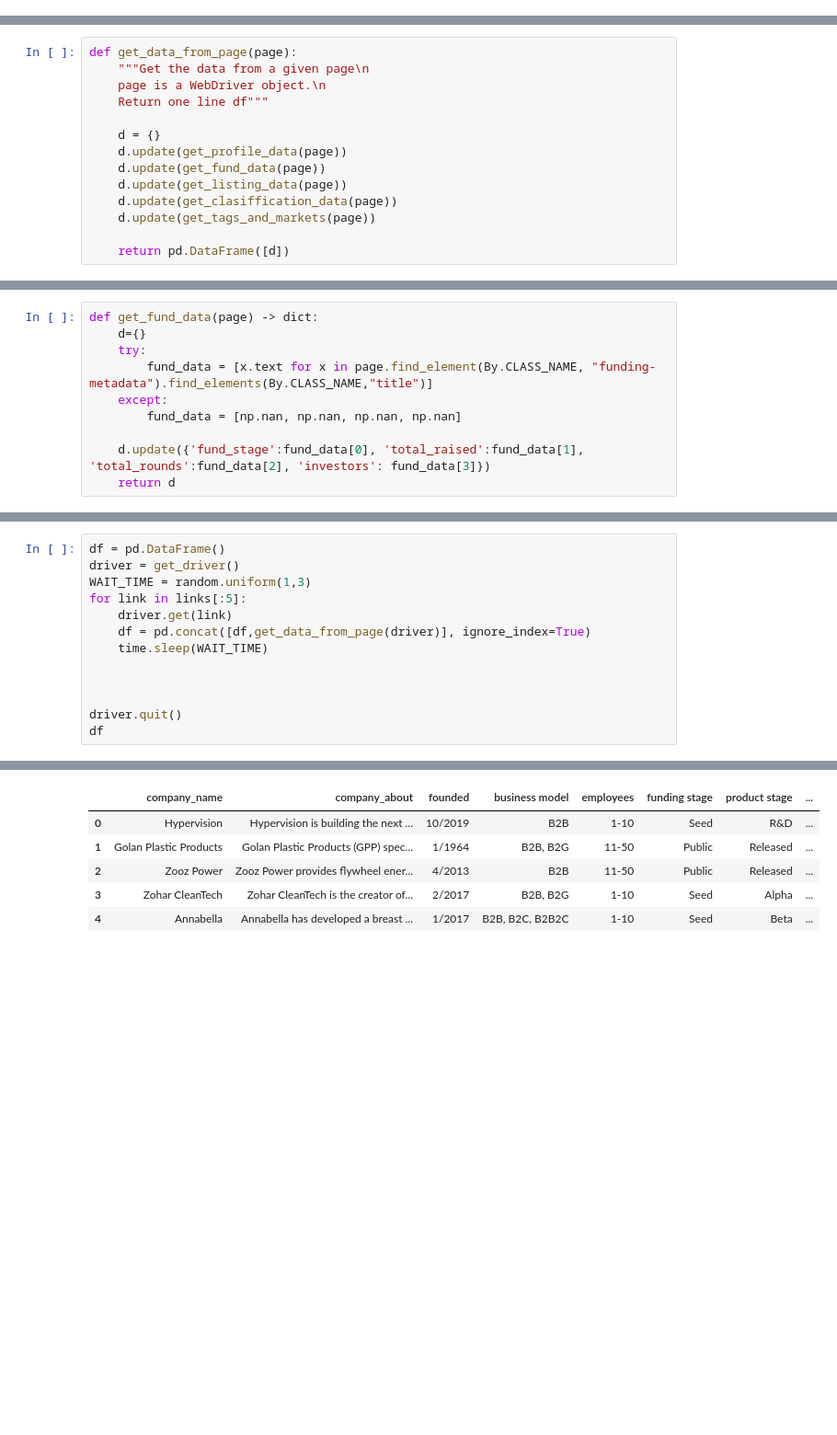
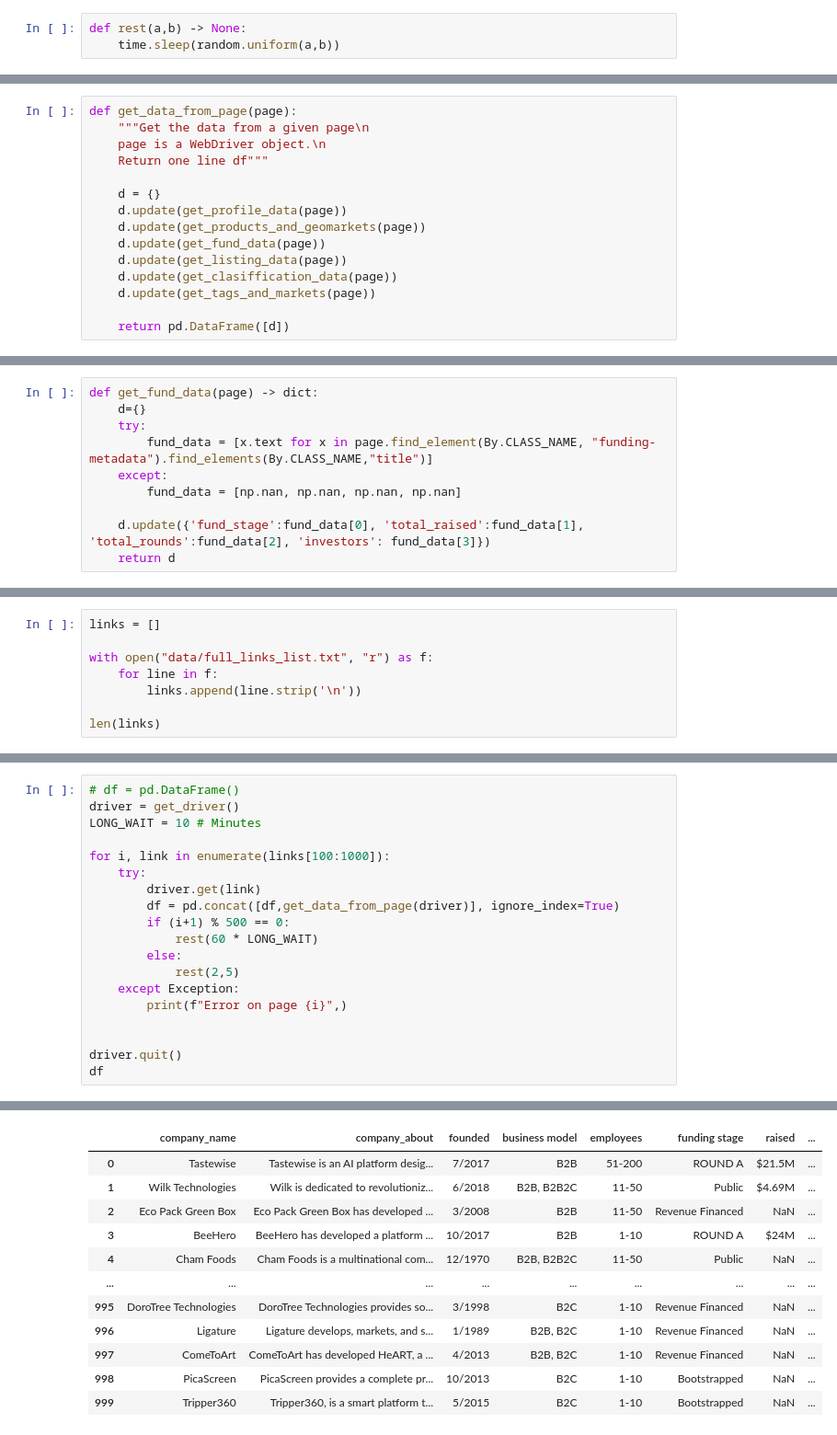
Before and after one commit to matanini/startup_classifier, a Jupyter notebook: data-scrap.ipynb, the cells around one changed output, grey strips where cells are left out. Shown at 92% size. Saved outputs shown, nothing was run; the diff lists cells and outputs as text; blank space fills up the shorter version.

Commit message:
added data-cleaning
added full links txt file
and first 1000 entries as csv file

```diff
--- a/data-scrap.ipynb
+++ b/data-scrap.ipynb
@@ -19,4 +19,7 @@ def get_driver():
     # options.headless = True
     driver = webdriver.Firefox(options = options, service=Service(GeckoDriverManager().install()))
     return driver
+# %%
+def rest(a,b) -> None:
+    time.sleep(random.uniform(a,b))
 # %%
@@ -51,6 +54,7 @@ def get_data_from_page(page):
 
     d = {}
     d.update(get_profile_data(page))
+    d.update(get_products_and_geomarkets(page))
     d.update(get_fund_data(page))
     d.update(get_listing_data(page))
     d.update(get_clasiffication_data(page))
@@ -161 +170,9 @@ def get_listing_data(page) -> dict:
     return d
+# %%
+links = []
+
+with open("data/full_links_list.txt", "r") as f:
+    for line in f:
+        links.append(line.strip('\n'))
+
+len(links)
@@ -162,12 +192,18 @@ def get_listing_data(page) -> dict:
 # %%
-df = pd.DataFrame()
+# df = pd.DataFrame()
 driver = get_driver()
-WAIT_TIME = random.uniform(1,3)
-for link in links[:5]:
-    driver.get(link)
-    df = pd.concat([df,get_data_from_page(driver)], ignore_index=True)
-    time.sleep(WAIT_TIME)
+LONG_WAIT = 10 # Minutes
 
+for i, link in enumerate(links[100:1000]):
+    try:
+        driver.get(link)
+        df = pd.concat([df,get_data_from_page(driver)], ignore_index=True)
+        if (i+1) % 500 == 0:
+            rest(60 * LONG_WAIT)
+        else:
+            rest(2,5)
+    except Exception:
+        print(f"Error on page {i}",)
 
 
 driver.quit()
@@ -180,6 +218,12 @@ Driver [C:\Users\matan\.wdm\drivers\geckodriver\win64\v0.31.0\geckodriver.exe] f
-|  | company_name | company_about | founded | business model | employees | funding stage | product stage | ... |
-| 0 | Hypervision | Hypervision is building the next ... | 10/2019 | B2B | 1-10 | Seed | R&D | ... |
-| 1 | Golan Plastic Products | Golan Plastic Products (GPP) spec... | 1/1964 | B2B, B2G | 11-50 | Public | Released | ... |
-| 2 | Zooz Power | Zooz Power provides flywheel ener... | 4/2013 | B2B | 11-50 | Public | Released | ... |
-| 3 | Zohar CleanTech | Zohar CleanTech is the creator of... | 2/2017 | B2B, B2G | 1-10 | Seed | Alpha | ... |
-| 4 | Annabella | Annabella has developed a breast ... | 1/2017 | B2B, B2C, B2B2C | 1-10 | Seed | Beta | ... |
+|  | company_name | company_about | founded | business model | employees | funding stage | raised | ... |
+| 0 | Tastewise | Tastewise is an AI platform desig... | 7/2017 | B2B | 51-200 | ROUND A | $21.5M | ... |
+| 1 | Wilk Technologies | Wilk is dedicated to revolutioniz... | 6/2018 | B2B, B2B2C | 11-50 | Public | $4.69M | ... |
+| 2 | Eco Pack Green Box | Eco Pack Green Box has developed ... | 3/2008 | B2B | 11-50 | Revenue Financed | NaN | ... |
+| 3 | BeeHero | BeeHero has developed a platform ... | 10/2017 | B2B | 1-10 | ROUND A | $24M | ... |
+| 4 | Cham Foods | Cham Foods is a multinational com... | 12/1970 | B2B, B2B2C | 11-50 | Public | NaN | ... |
+| ... | ... | ... | ... | ... | ... | ... | ... | ... |
+| 995 | DoroTree Technologies | DoroTree Technologies provides so... | 3/1998 | B2C | 1-10 | Revenue Financed | NaN | ... |
+| 996 | Ligature | Ligature develops, markets, and s... | 1/1989 | B2B, B2C | 1-10 | Revenue Financed | NaN | ... |
+| 997 | ComeToArt | ComeToArt has developed HeART, a ... | 4/2013 | B2B, B2C | 1-10 | Revenue Financed | NaN | ... |
+| 998 | PicaScreen | PicaScreen provides a complete pr... | 10/2013 | B2C | 1-10 | Bootstrapped | NaN | ... |
+| 999 | Tripper360 | Tripper360, is a smart platform t... | 5/2015 | B2C | 1-10 | Bootstrapped | NaN | ... |
```
Also changed, not shown: parts of 21 cells of this notebook, 4 other files.
